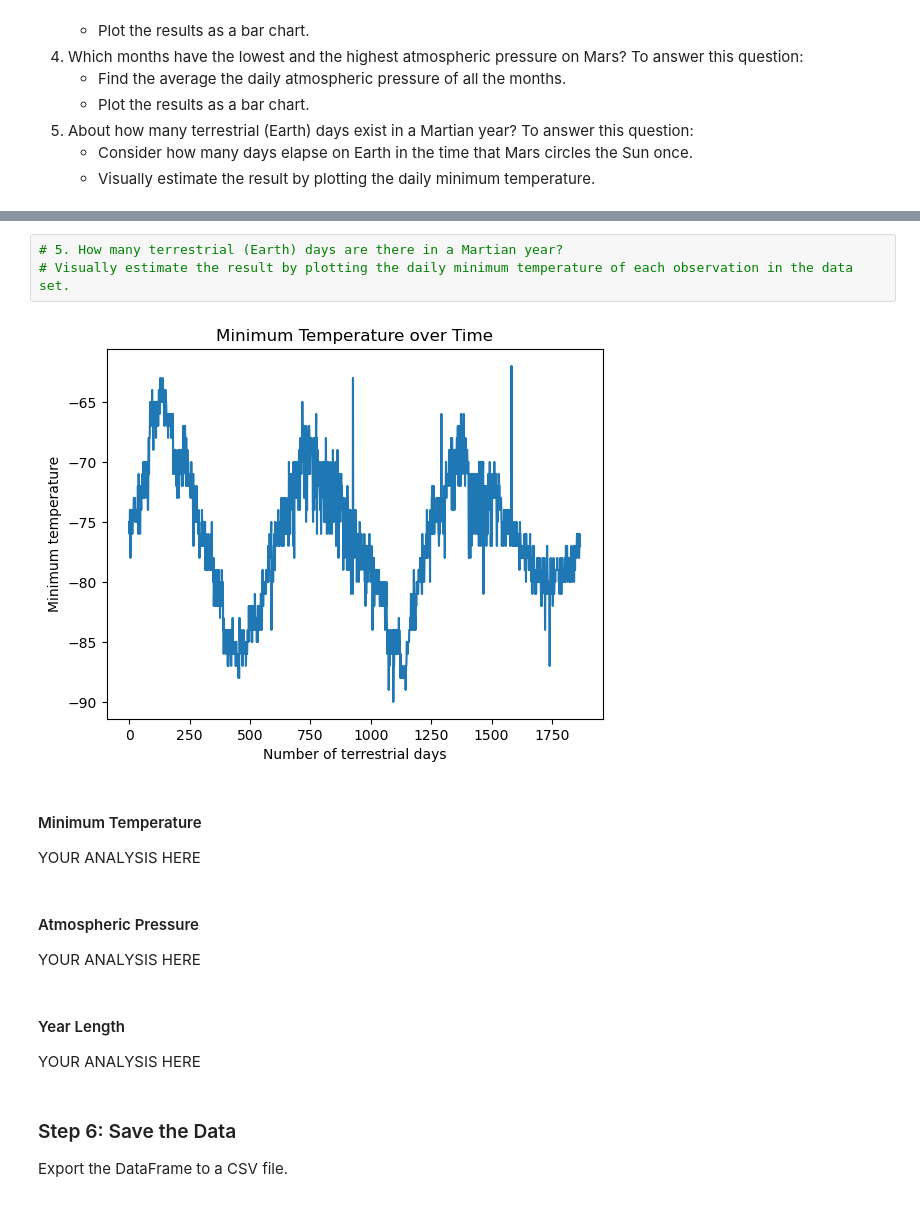
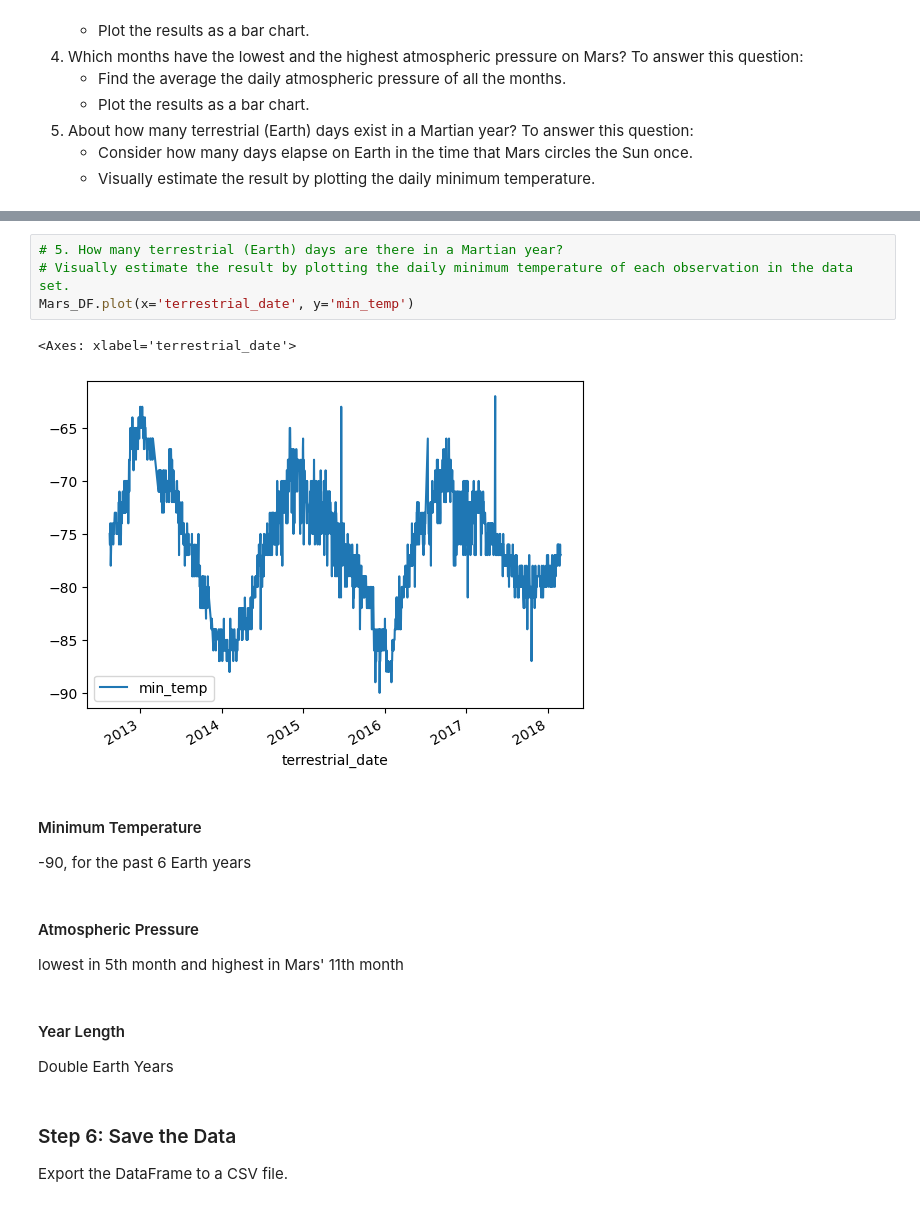
Before and after one commit to grant-i/mars_scrape, a Jupyter notebook: part_2_mars_weather.ipynb, the cells around one changed output, grey strips where cells are left out. Drawn from its saved outputs; the diff is of its cells as text.

```diff
--- a/part_2_mars_weather.ipynb
+++ b/part_2_mars_weather.ipynb
@@ -178,20 +205,22 @@ Name: pressure, dtype: float64
 # %%
 # 5. How many terrestrial (Earth) days are there in a Martian year?
 # Visually estimate the result by plotting the daily minimum temperature of each observation in the data set.
+Mars_DF.plot(x='terrestrial_date', y='min_temp')
 # %% [output]
+<Axes: xlabel='terrestrial_date'>
-[figure, old version]
+[figure, new version]
-# %% [markdown]
-#### Minimum Temperature
-
-YOUR ANALYSIS HERE
-# %% [markdown]
-#### Atmospheric Pressure
-
-YOUR ANALYSIS HERE
+# %% [markdown]
+#### Minimum Temperature
+
+-90, for the past 6 Earth years
+# %% [markdown]
+#### Atmospheric Pressure
+
+lowest in 5th month and highest in Mars' 11th month
 # %% [markdown]
 #### Year Length
 
-YOUR ANALYSIS HERE
+Double Earth Years
 # %% [markdown]
 ### Step 6: Save the Data
 
```
Also changed, not shown: parts of 12 cells of this notebook, 2 other files.
